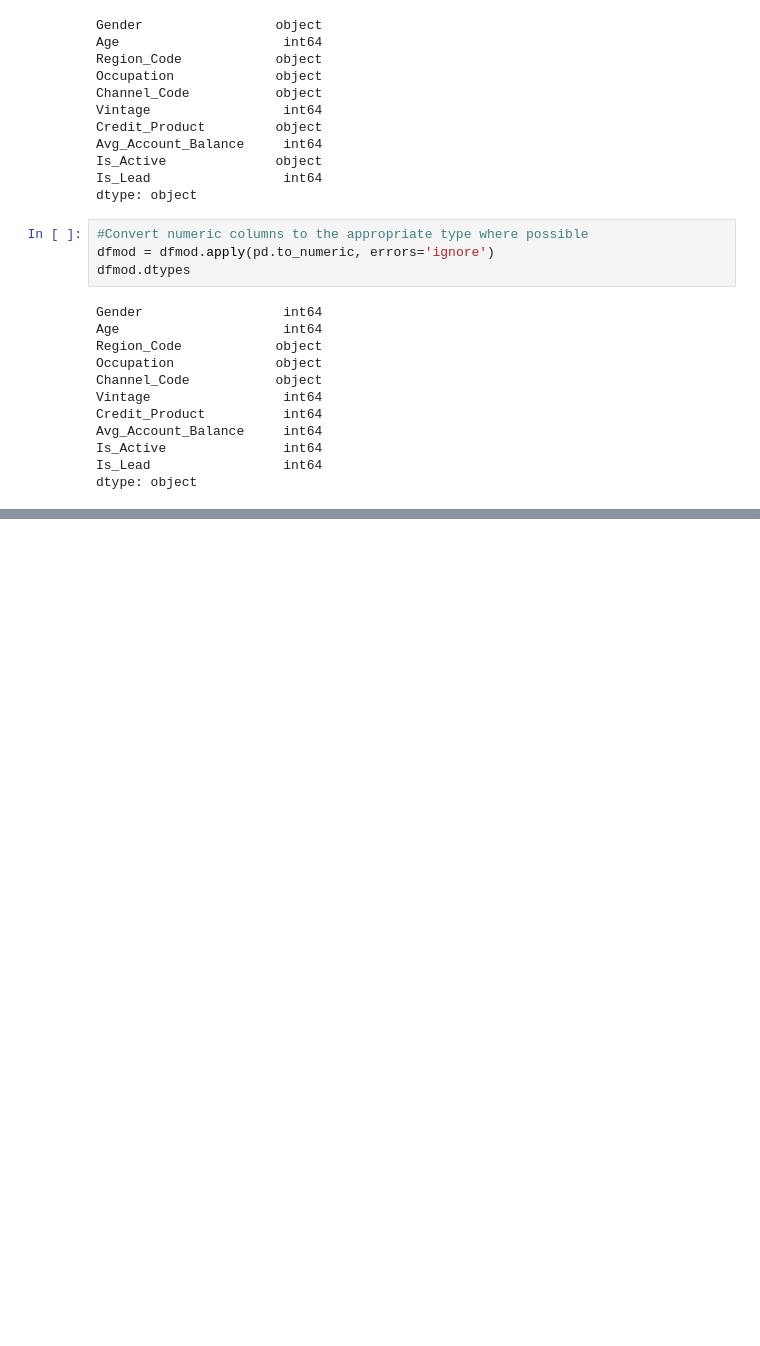
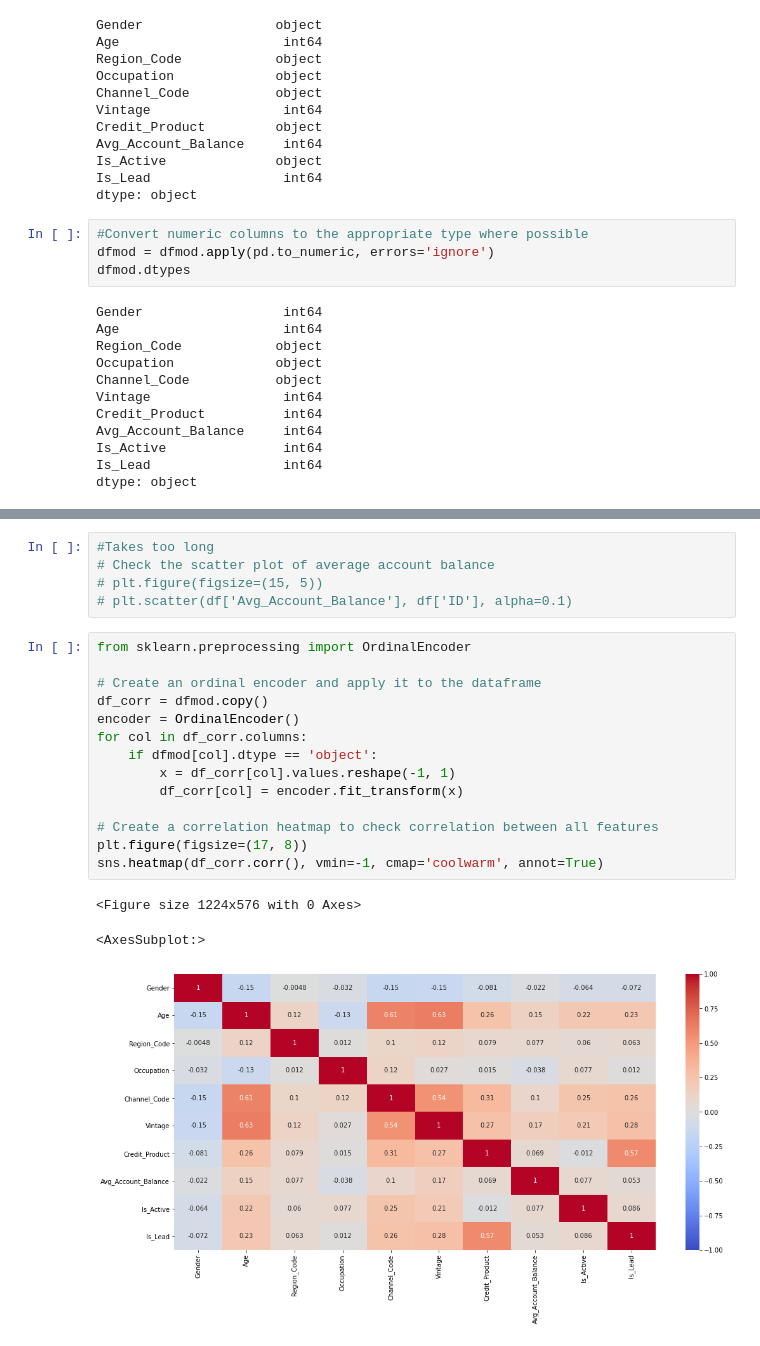
Before and after one commit to YamCooper/Sales_Lead_Analysis_Prediction_ML, a Jupyter notebook: One.ipynb, the cells around one changed output, grey strips where cells are left out. Saved outputs shown, nothing was run; the diff lists cells and outputs as text; blank space fills up the shorter version.

```diff
--- a/One.ipynb
+++ b/One.ipynb
@@ -338,0 +369,23 @@ Name: Is_Lead, dtype: int64
+# %%
+#Takes too long
+# Check the scatter plot of average account balance
+# plt.figure(figsize=(15, 5))
+# plt.scatter(df['Avg_Account_Balance'], df['ID'], alpha=0.1)
+# %%
+from sklearn.preprocessing import OrdinalEncoder
+
+# Create an ordinal encoder and apply it to the dataframe
+df_corr = dfmod.copy()
+encoder = OrdinalEncoder()
+for col in df_corr.columns:
+    if dfmod[col].dtype == 'object':
+        x = df_corr[col].values.reshape(-1, 1)
+        df_corr[col] = encoder.fit_transform(x)
+
+# Create a correlation heatmap to check correlation between all features
+plt.figure(figsize=(17, 8))
+sns.heatmap(df_corr.corr(), vmin=-1, cmap='coolwarm', annot=True)
+# %% [output]
+<Figure size 1224x576 with 0 Axes>
+<AxesSubplot:>
+[figure, added]
```
Also changed, not shown: parts of 21 cells of this notebook.
